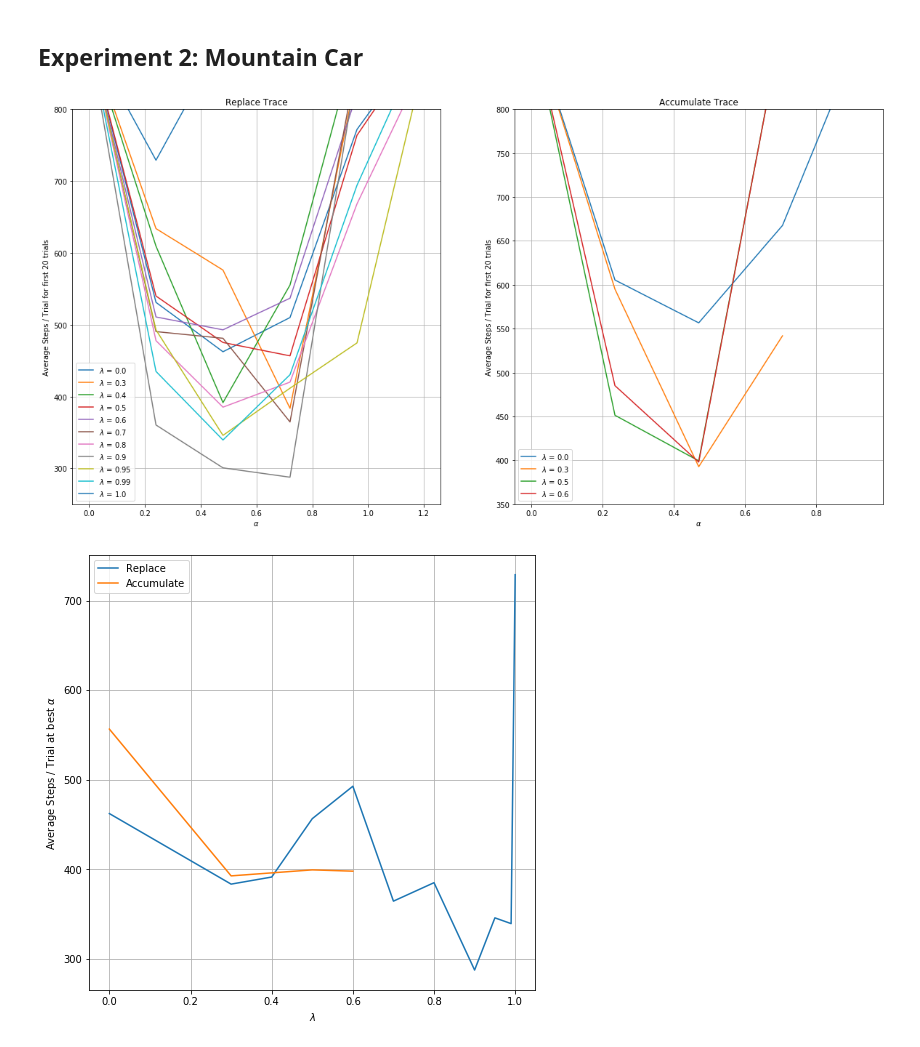
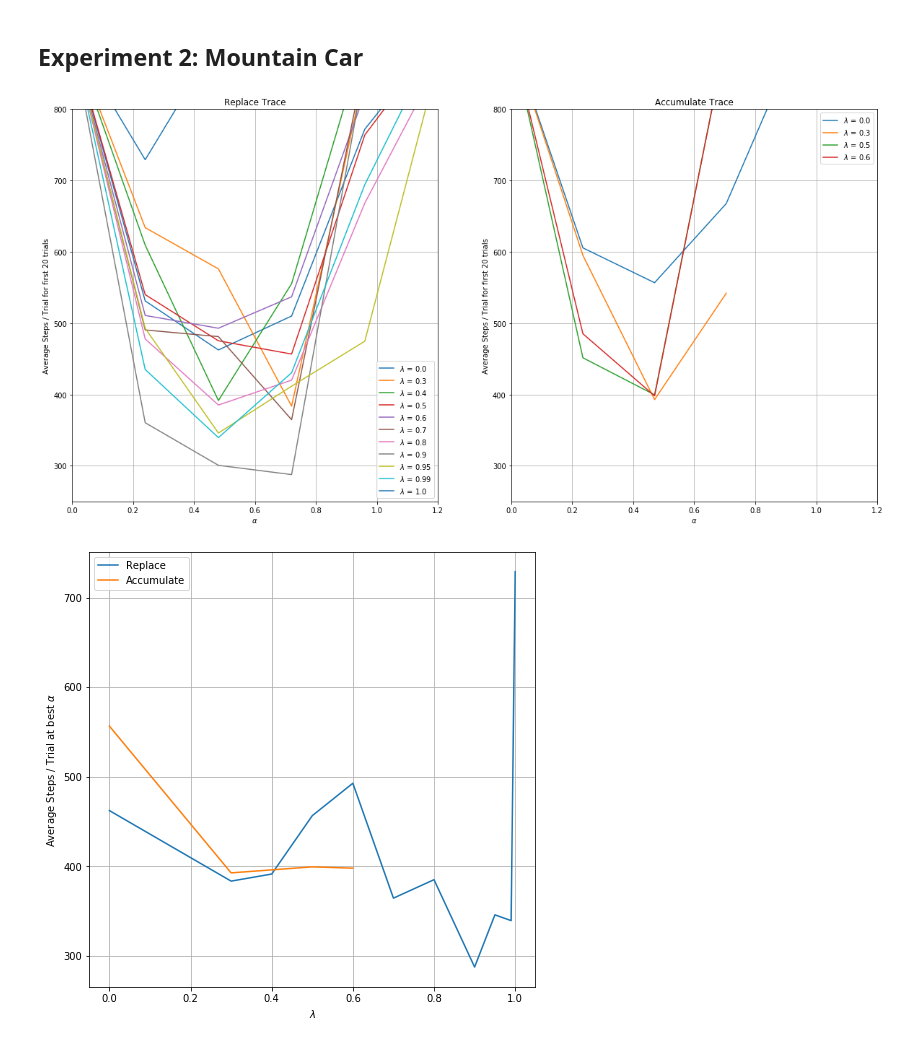
Before and after one commit to TimeEscaper/smmm_rl_eligibility_traces, a Jupyter notebook: SMMM_final_project_Akhtyamov_Timur.ipynb, the cells around one changed output. Saved outputs shown, nothing was run; the diff lists cells and outputs as text; code cells hidden in the pictures.

Commit message:
Plots scale fixed

```diff
--- a/SMMM_final_project_Akhtyamov_Timur.ipynb
+++ b/SMMM_final_project_Akhtyamov_Timur.ipynb
@@ -291,27 +284,29 @@ n_steps_acc = mountain_car_experiment(env, cmac, lmbdas_acc, alphas_acc, start_s
 # %%
 fig, (ax1, ax2) = plt.subplots(nrows=1, ncols=2, figsize=(20, 10))
 
+ax1.set_xlim(0.0, 1.2)
+ax2.set_xlim(0.0, 1.2)
 ax1.set_ylim(250, 800)
-ax2.set_ylim(350, 800)
+ax2.set_ylim(250, 800)
 
 for i in range(len(lmbdas_replace)):
     ax1.plot(alphas_replace[:len(n_steps_replace[i])], n_steps_replace[i], label="$\\lambda$ = " + str(lmbdas_replace[i]))
 
 for i in range(len(lmbdas_acc)):
     ax2.plot(alphas_acc[:len(n_steps_acc[i])], n_steps_acc[i], label="$\\lambda$ = " + str(lmbdas_acc[i]))
 
 
 ax1.set_title("Replace Trace")
 ax2.set_title("Accumulate Trace")
 for ax in [ax1, ax2]:
     ax.set_xlabel("$\\alpha$")
     ax.set_ylabel("Average Steps / Trial for first 20 trials")
     ax.grid()
     ax.legend()
 
 plt.show()
 # %% [output]
-[figure, old version]
+[figure, new version]
 # %%
 best_replace = [np.min(n_steps) for n_steps in n_steps_replace]
 best_acc = [np.min(n_steps) for n_steps in n_steps_acc]
```
Also changed, not shown: parts of 2 cells of this notebook.
